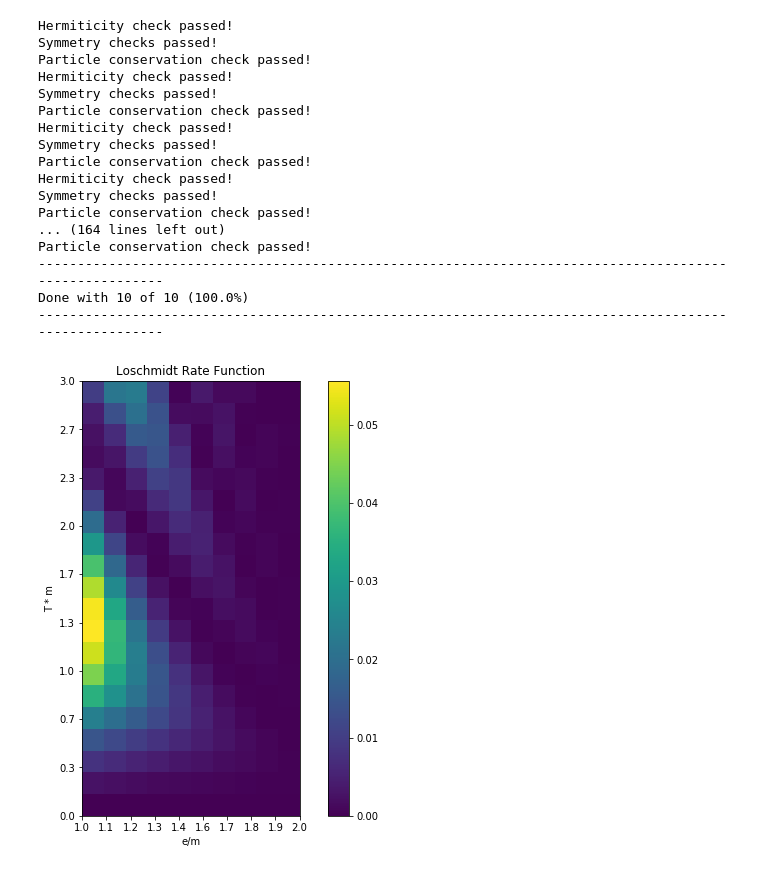
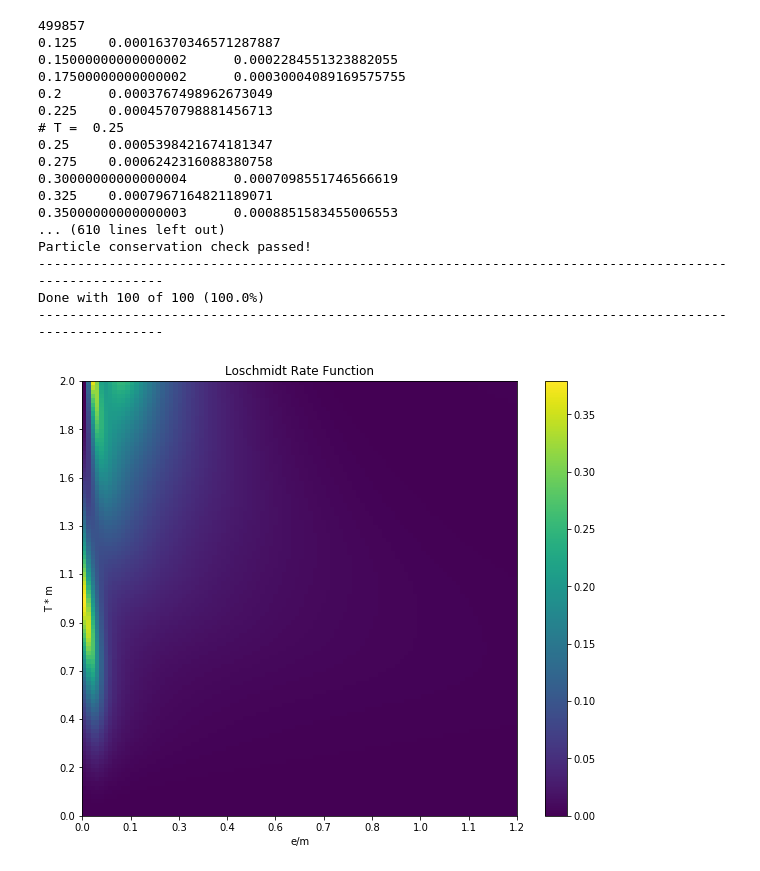
Before and after one commit to jacarolan/QuSpinLatticeFermions, a Jupyter notebook: ParameterScans.ipynb, the cells around one changed output. Drawn from its saved outputs; the diff is of its cells as text; code cells hidden in the pictures.

Commit message:
Fixed a few bugs, plots look much better now

```diff
--- a/ParameterScans.ipynb
+++ b/ParameterScans.ipynb
@@ -10,19 +10,19 @@ from quspin.operators import quantum_operator
 plt.rcParams['figure.figsize'] = [10, 8]
 import matplotlib.ticker as ticker
 # %%
-def simulate(Tf, N, m, Tsteps):
+def simulate(Tf, N, ein, m, Tsteps):
 
     PBC = True
     T = Tf/m
     dt = T/Tsteps
     times = np.arange(0,T,dt)
 
-    g = .8/m
+    g = np.sqrt(ein)
 
     N_filled = N // 2
     E_neg1 = 0
     P_neg1 = np.exp(-1j * E_neg1)
-    t = -1/g
+    t = -.5
 
     fermion_basis = spinless_fermion_basis_1d(L=N, Nf=N_filled)
     fermion_basis_m1 = spinless_fermion_basis_1d(L=N, Nf=N_filled-1)
@@ -120,6 +120,7 @@ def simulate(Tf, N, m, Tsteps):
         #print(f"{times[i]}\t {Lt[i]}")
         loschmidt += [Lt[i]]
         expH.dot(psi,work_array=work_array,overwrite_v=True)
+
     # END of time evolution
 
     ###################################################### CORRELATOR CALCULATION #################################################
@@ -214,4 +215,4 @@ def simulate(Tf, N, m, Tsteps):
     n_left = np.array(n_left)
     n_right = np.array(n_right)
 
-    return((n_left-n_right, loschmidt))
+    return((-n_left+n_right, loschmidt))
@@ -235,55 +219,68 @@ mvals = np.arange(minit,mf,-dm)
+# %%
+Tf = 2
+timesteps = 100
+esteps = 100
+
+einit = 0
+ef = 1
+de = ef/esteps
+evals = [de*i for i in range(esteps)]
+
+Ninput = 4
+
+minput = .8
 # %%
-Loschmidts = np.zeros((timesteps,msteps))
-nuvals = np.zeros((timesteps-2,msteps))
-for k in range(msteps):
-    tempvecNu,tempvecL = simulate(Tf,Ninput,mvals[k],timesteps)
+Loschmidts = np.zeros((timesteps,esteps))
+nuvals = np.zeros((timesteps-2,esteps))
+for k in range(esteps):
+    tempvecNu,tempvecL = simulate(Tf,Ninput,evals[k],minput,timesteps)
     tempvecL = np.flip(tempvecL)
     tempvecNu = np.flip(tempvecNu)
     Loschmidts[:,k] = tempvecL
     nuvals[:,k] = tempvecNu
     print("--------------------------------------------------------------------------------------------------------")
-    print("Done with " + str(k+1) +" of " + str(msteps) + " (" + str(round((k+1)/msteps*100,2)) + "%)")
+    print("Done with " + str(k+1) +" of " + str(esteps) + " (" + str(round((k+1)/esteps*100,2)) + "%)")
     print("--------------------------------------------------------------------------------------------------------")
 # %% [output]
-Hermiticity check passed!
-Symmetry checks passed!
-Particle conservation check passed!
-Hermiticity check passed!
-Symmetry checks passed!
-Particle conservation check passed!
-Hermiticity check passed!
-Symmetry checks passed!
-Particle conservation check passed!
-Hermiticity check passed!
-Symmetry checks passed!
-Particle conservation check passed!
-... (164 lines left out)
+499857
+0.125    0.00016370346571287887
+0.15000000000000002      0.0002284551323882055
+0.17500000000000002      0.00030004089169575755
+0.2      0.0003767498962673049
+0.225    0.0004570798881456713
+# T =  0.25
+0.25     0.0005398421674181347
+0.275    0.0006242316088380758
+0.30000000000000004      0.0007098551746566619
+0.325    0.0007967164821189071
+0.35000000000000003      0.0008851583455006553
+... (610 lines left out)
 Particle conservation check passed!
 --------------------------------------------------------------------------------------------------------
-Done with 10 of 10 (100.0%)
+Done with 100 of 100 (100.0%)
 --------------------------------------------------------------------------------------------------------
 # %%
 fig,ax = plt.subplots()
 plt.ylabel("T * m")
 plt.xlabel("e/m")
 plt.title("Loschmidt Rate Function")
 
 im = ax.imshow(Loschmidts)
 ax.figure.colorbar(im,ax=ax)
 
 x_tickcount=10
-xticks = np.round(np.linspace(1/minit,1/mf,x_tickcount), 1)
+xticks = np.round(np.linspace(einit/minput,ef/minput,x_tickcount), 1)
 ax.set_xticks(np.arange(x_tickcount))
 ax.set_xticklabels(xticks)
 ax.xaxis.set_major_locator(ticker.LinearLocator(x_tickcount))
 
 y_tickcount=10
 yticks=np.flip(np.round(np.linspace(0,Tf,y_tickcount), 1))
 ax.set_yticks(np.arange(y_tickcount))
 ax.set_yticklabels(yticks)
 ax.yaxis.set_major_locator(ticker.LinearLocator(y_tickcount))
 # %% [output]
-[figure, old version]
+[figure, new version]
 # %%
 fig,ax = plt.subplots()
 plt.ylabel("T * m")
```
Also changed, not shown: parts of 5 cells of this notebook.
